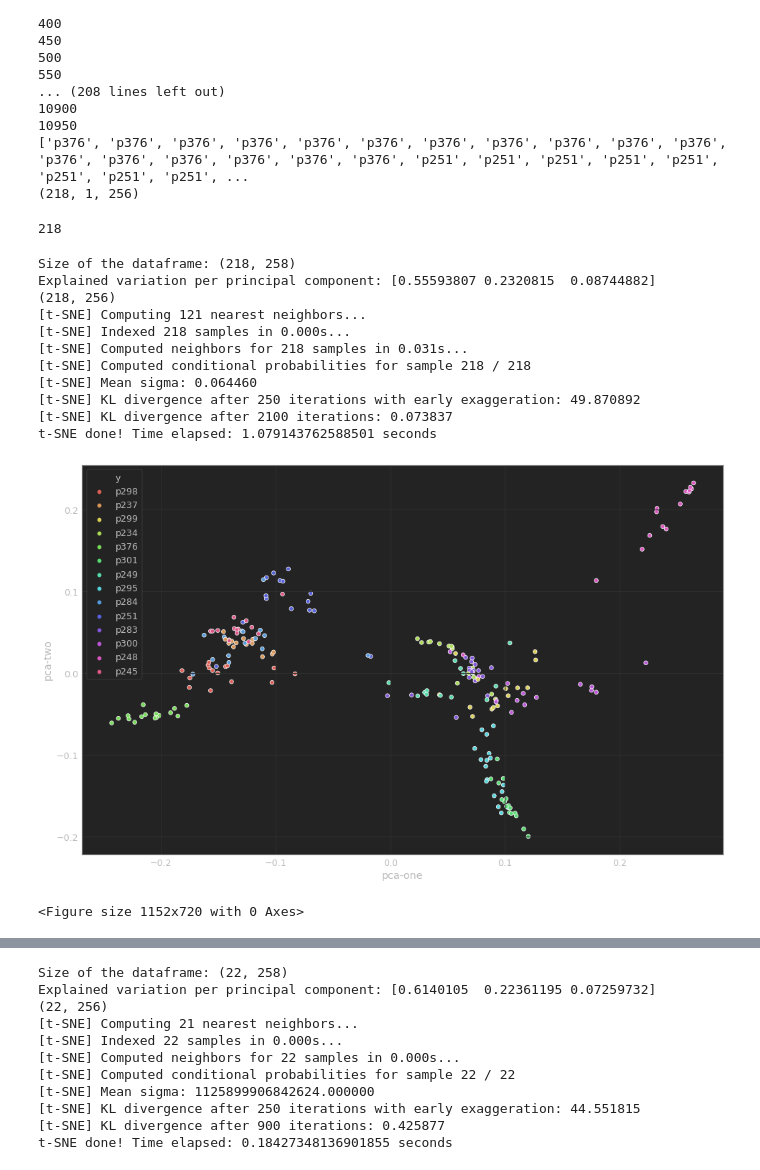
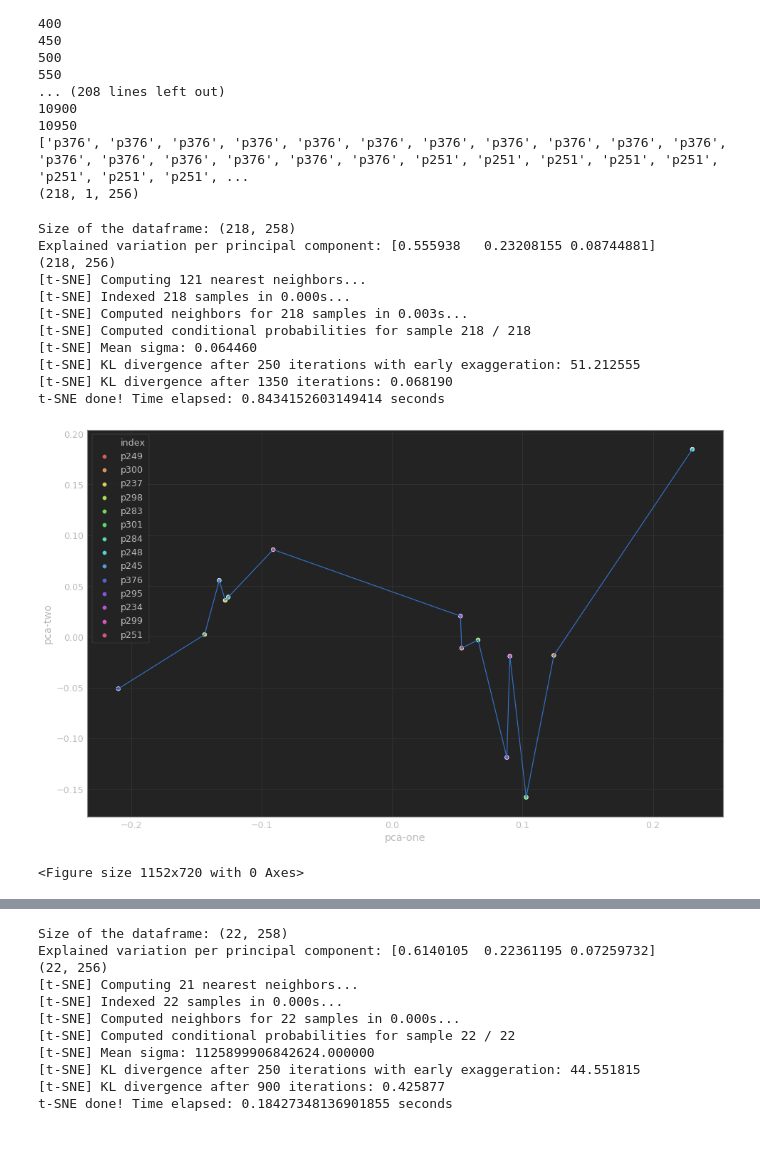
Before and after one commit to ChetanMadan/Accent-Sensitive-Voice-Cloning, a Jupyter notebook: TSNE Visualization.ipynb, the cells around one changed output, grey strips where cells are left out. Drawn from its saved outputs; the diff is of its cells as text; code cells hidden in the pictures; blank space fills up the shorter version.

Commit message:
added visualization

```diff
--- a/TSNE Visualization.ipynb
+++ b/TSNE Visualization.ipynb
@@ -291,3 +305,5 @@ NameError: name 'train' is not defined
 len(data_loader)
 # %% [output]
 10956
+# %%
+ae = AutoEncoder().to('cuda')
@@ -308,6 +335,7 @@ def preprocess_tsne(model, path):
     utters = []
     files = glob.glob(path)
     speakers = []
+    accents = []
     X1=[]
     for i,file in enumerate(files):
         if i%50!=0:
@@ -318,11 +346,13 @@ def preprocess_tsne(model, path):
             print('continuing')
             continue
         speaker = file.split('/')[-2]
+        accent = file.split('/')[-3]
         pre_positive_speaker_embs, pre_positive_accent_embs = Variable(torch.from_numpy(pre_positive_speaker_embs)).to('cpu'), Variable(torch.from_numpy(pre_positive_accent_embs)).to('cpu')
         utt, _ = ae.forward(pre_positive_speaker_embs, pre_positive_accent_embs)
         print(i)
         utters.append(utt)
         speakers.append(speaker)
+        accents.append(accent)
         X1.append(get_spectrogram_tisv(file))
     arr = [t.detach().numpy() for t in utters]
     y = np.asarray(speakers)
@@ -342,6 +372,7 @@ def tsne_visualize(X, y):
     np.random.seed(42)
     rndperm = np.random.permutation(df.shape[0])
 
+
     N = 10000
     pca = PCA(n_components=3)
     pca_result = pca.fit_transform(df[feat_cols].values)
@@ -350,6 +381,10 @@ def tsne_visualize(X, y):
     df['pca-three'] = pca_result[:,2]
     print('Explained variation per principal component: {}'.format(pca.explained_variance_ratio_))
     plt.figure(figsize=(16,10))
+
+    df2 = df.groupby(y).mean().reset_index()
+    rndperm2 = np.random.permutation(df2.shape[0])
+    """
     sns_plot = sns.scatterplot(
         x="pca-one", y="pca-two",
         hue="y",
@@ -359,7 +394,21 @@ def tsne_visualize(X, y):
         alpha=1.0
     )
     sns_plot.figure.savefig('fig.png')
+    """
+
+    sns_plot2 = sns.scatterplot(
+        x="pca-one", y="pca-two",
+        hue="index",
+        palette=sns.color_palette("hls", 14),
+        data=df2.loc[rndperm2,:],
+        legend="full",
+        alpha=1.0
+    )
+    sns_plot2.figure.savefig('fig2.png')
     #plt.savefig("out.png")
+
+
+
     df_subset = df.loc[rndperm[:N],:].copy()
     data_subset = df_subset[feat_cols].values
     time_start = time.time()
@@ -379,3 +428,4 @@ def tsne_visualize(X, y):
         legend="brief"
     )
     """
+    return df
@@ -409,23 +568,19 @@ X, y ,specs= preprocess_tsne(ae, hp.data.train_path)
 10950
 ['p376', 'p376', 'p376', 'p376', 'p376', 'p376', 'p376', 'p376', 'p376', 'p376', 'p376', 'p376', 'p376', 'p376', 'p376', 'p376', 'p376', 'p251', 'p251', 'p251', 'p251', 'p251', 'p251', 'p251', 'p251', ...
 (218, 1, 256)
-# %%
-len(y)
-# %% [output]
-218
 # %%
-tsne_visualize(X, y)
+df = tsne_visualize(X, y)
 # %% [output]
 Size of the dataframe: (218, 258)
-Explained variation per principal component: [0.55593807 0.2320815  0.08744882]
+Explained variation per principal component: [0.555938   0.23208155 0.08744881]
 (218, 256)
 [t-SNE] Computing 121 nearest neighbors...
 [t-SNE] Indexed 218 samples in 0.000s...
-[t-SNE] Computed neighbors for 218 samples in 0.031s...
+[t-SNE] Computed neighbors for 218 samples in 0.003s...
 [t-SNE] Computed conditional probabilities for sample 218 / 218
 [t-SNE] Mean sigma: 0.064460
-[t-SNE] KL divergence after 250 iterations with early exaggeration: 49.870892
-[t-SNE] KL divergence after 2100 iterations: 0.073837
-t-SNE done! Time elapsed: 1.079143762588501 seconds
+[t-SNE] KL divergence after 250 iterations with early exaggeration: 51.212555
+[t-SNE] KL divergence after 1350 iterations: 0.068190
+t-SNE done! Time elapsed: 0.8434152603149414 seconds
-[figure, old version]
+[figure, new version]
 <Figure size 1152x720 with 0 Axes>
```
Also changed, not shown: parts of 32 cells of this notebook, 30 other files.
